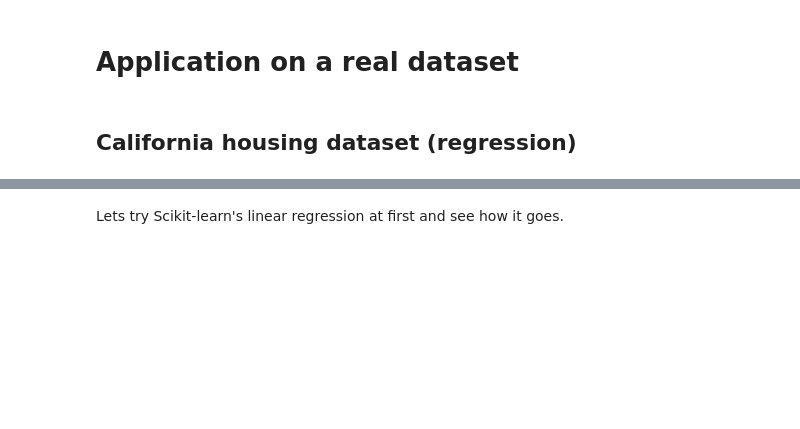
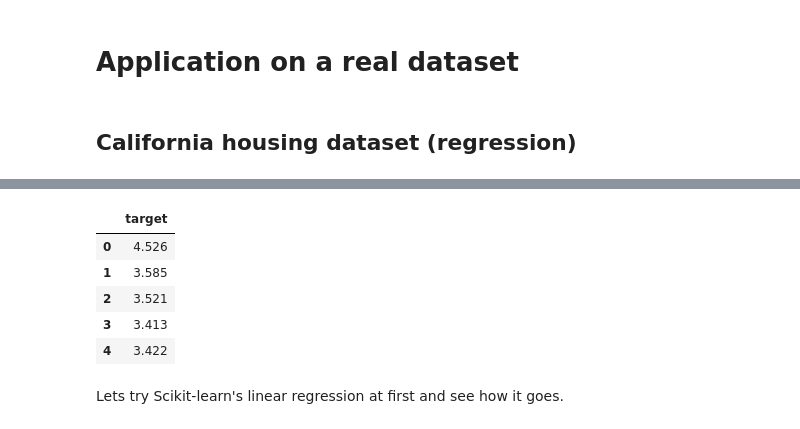
Before and after one commit to Ahtesham-Ibne-Mostafa/Image_Processing, a Jupyter notebook: Neural_Networks.ipynb, the cells around one changed output, grey strips where cells are left out. Saved outputs shown, nothing was run; the diff lists cells and outputs as text; code cells hidden in the pictures; blank space fills up the shorter version.

```diff
--- a/Neural_Networks.ipynb
+++ b/Neural_Networks.ipynb
@@ -323,3 +336,16 @@ dataset = sklearn.datasets.fetch_california_housing()
+# %%
+# Create a pandas DataFrame from the dataset target
+dataset_df_target = pd.DataFrame(dataset.target, columns=["target"])
+
+# Display the first few rows of the DataFrame
+display(dataset_df_target.head())
+# %% [output]
+|  | target |
+| 0 | 4.526 |
+| 1 | 3.585 |
+| 2 | 3.521 |
+| 3 | 3.413 |
+| 4 | 3.422 |
 # %%
 x = dataset.data
 y = dataset.target
```
Also changed, not shown: parts of 7 cells of this notebook.
